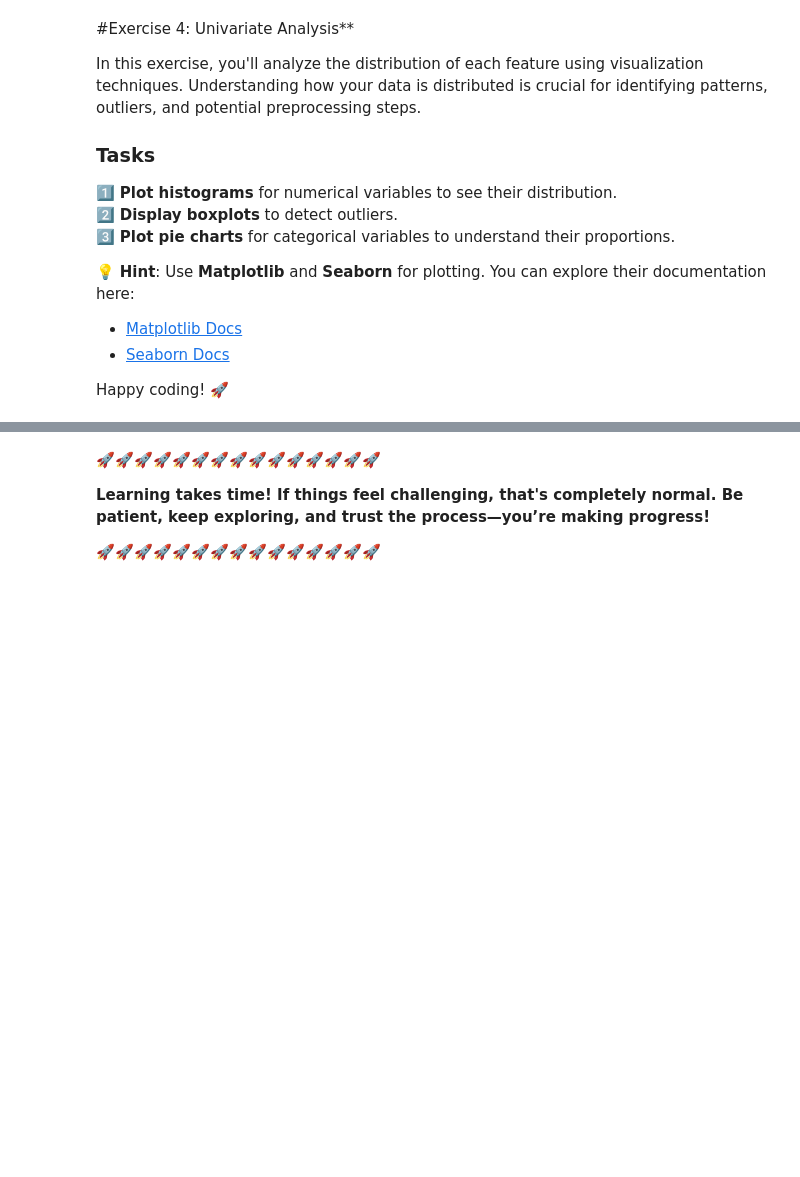
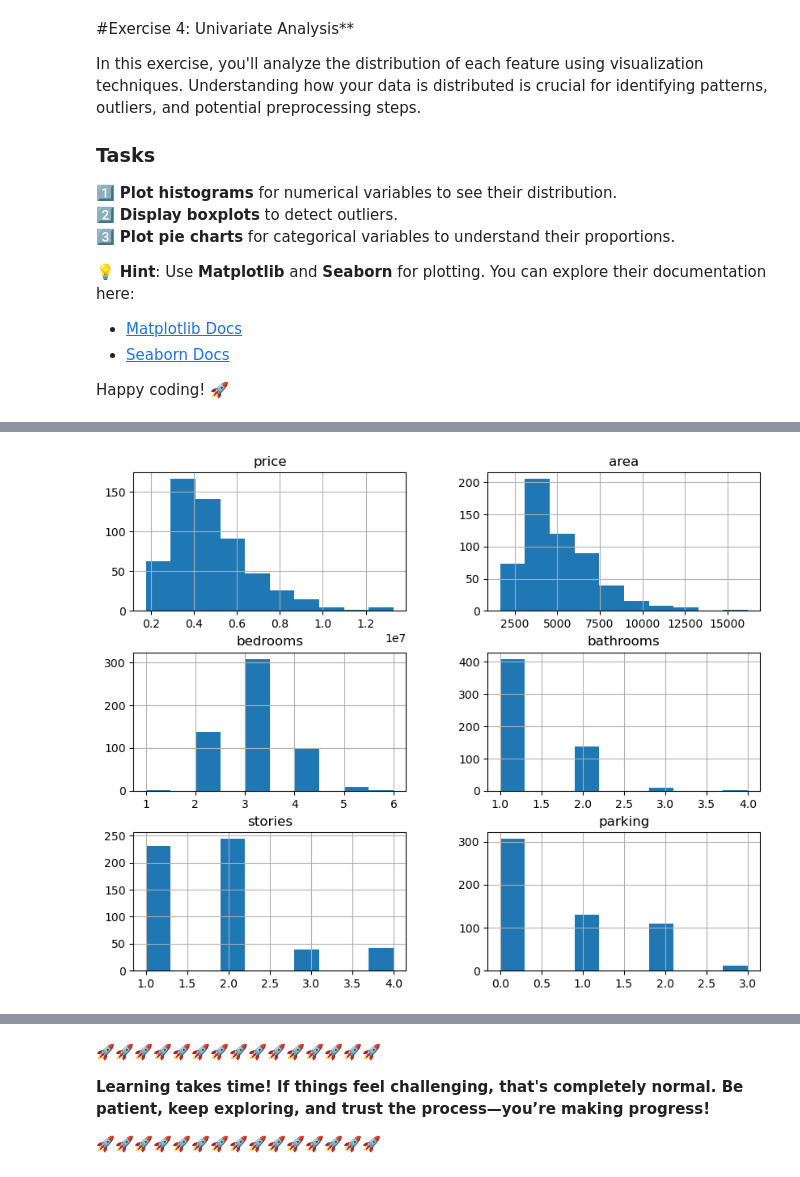
Before and after one commit to ERROR244/Entry-Level-ML-Engineer-Bootcamp, a Jupyter notebook: week01/notebook.ipynb, the cells around one changed output, grey strips where cells are left out. Saved outputs shown, nothing was run; the diff lists cells and outputs as text; code cells hidden in the pictures; blank space fills up the shorter version.

```diff
--- a/week01/notebook.ipynb
+++ b/week01/notebook.ipynb
@@ -466,2 +504,6 @@ Happy coding! 🚀
 # %%
 # add your code here
+df.hist(figsize=(10, 8))
+plt.show()
+# %% [output]
+[figure, added]
```
Also changed, not shown: parts of 24 cells of this notebook.
